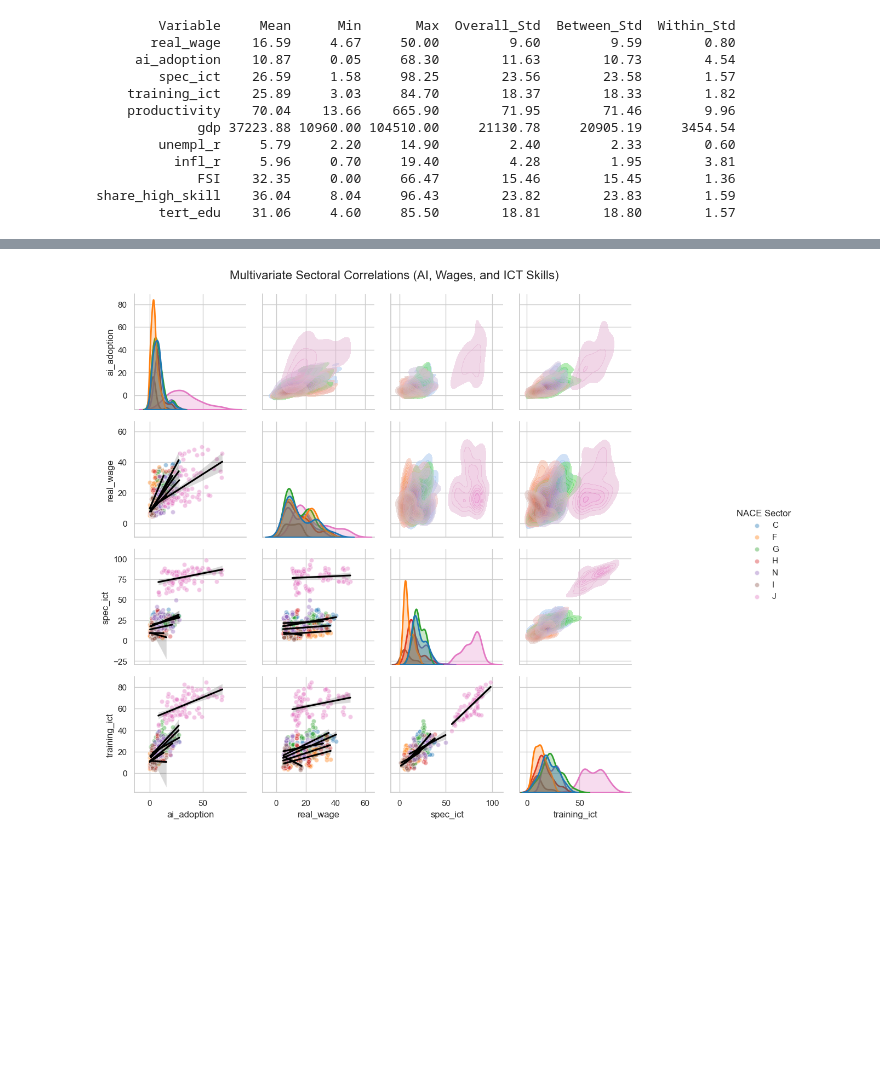
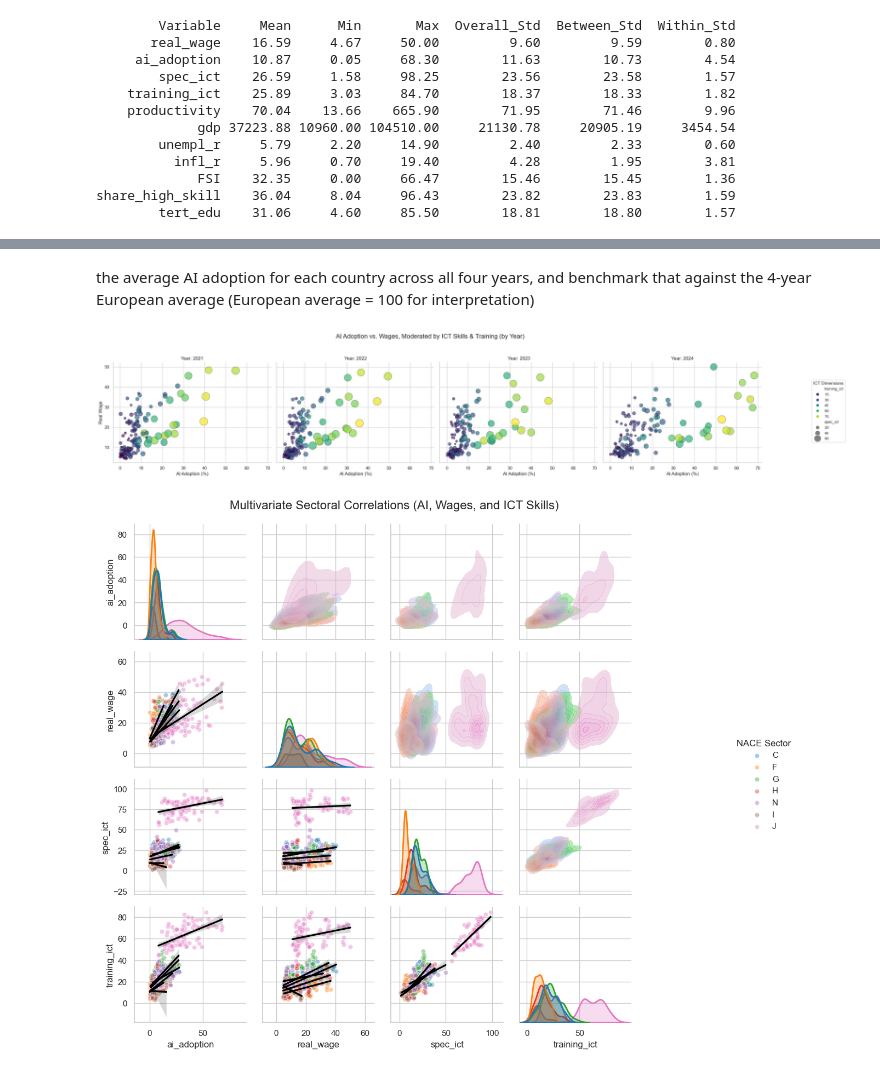
Before and after one commit to Martyniuk-y/Master_thesis, a Jupyter notebook: EDA.ipynb, the cells around one changed output, grey strips where cells are left out. Saved outputs shown, nothing was run; the diff lists cells and outputs as text; code cells hidden in the pictures; blank space fills up the shorter version.

```diff
--- a/EDA.ipynb
+++ b/EDA.ipynb
@@ -194,0 +201,2 @@ plot_4d_bubble_facets(data)
+# %% [markdown]
+the average AI adoption for each country across all four years, and benchmark that against the 4-year European average (European average = 100 for interpretation)
@@ -195,3 +293,72 @@ plot_4d_bubble_facets(data)
+# %%
+def plot_4d_bubble_facets(df):
+    sns.set_theme(style="whitegrid")
+
+    g = sns.FacetGrid(df, col="year", height=5, aspect=1.2)
+
+    g.map_dataframe(sns.scatterplot,
+                    x="ai_adoption",
+                    y="real_wage",
+                    hue="training_ict",
+                    size="spec_ict",
+                    sizes=(20, 400),
+                    palette="viridis",
+                    alpha=0.7,
+                    edgecolor="black",
+                    legend=False)  # ← Disable the auto-legend completely
+
+    g.set_axis_labels("AI Adoption (%)", "Real Wage")
+    g.set_titles(col_template="Year: {col_name}")
+    g.fig.suptitle(
+        "AI Adoption vs. Wages, Moderated by ICT Skills & Training (by Year)",
+        y=1.05, fontsize=16
+    )
+
+    # legend
+    ax = g.axes.flat[-1]
+    cmap = plt.cm.viridis
+    training_levels = [15, 30, 45, 60, 75]
+    training_norm = plt.Normalize(df['training_ict'].min(), df['training_ict'].max())
+    color_handles = [
+        mlines.Line2D([0], [0], marker='o', color='w',
+                      markerfacecolor=cmap(training_norm(v)),
+                      markersize=8, label=str(v))
+        for v in training_levels
+    ]
+    spec_levels = [20, 40, 80]
+    size_min, size_max = 20, 400
+    data_min = df['spec_ict'].min()
+    data_max = df['spec_ict'].max()
+    size_handles = [
+        mlines.Line2D([0], [0], marker='o', color='w',
+                      markerfacecolor='grey',
+                      markersize=np.sqrt(
+                          size_min + (v - data_min) / (data_max - data_min) * (size_max - size_min)
+                      ),
+                      label=str(v))
+        for v in spec_levels
+    ]
+    training_title = mpatches.Patch(color='none', label='training_ict')
+    spec_title = mpatches.Patch(color='none', label='spec_ict')
+
+
+    all_handles = [training_title] + color_handles + [spec_title] + size_handles
+    g.fig.legend(
+        handles=all_handles,
+        title="ICT Dimensions",
+        loc='center right',
+        bbox_to_anchor=(1.12, 0.5),
+        frameon=True,
+        fontsize=10,
+        title_fontsize=11
+    )
+
+    plt.tight_layout()
+    plt.show()
+
+plot_4d_bubble_facets(data)
+# %% [output]
+[figure, added]
 # %%
 import scipy.stats as stats
 
```
Also changed, not shown: parts of 36 cells of this notebook, 1 other file.
